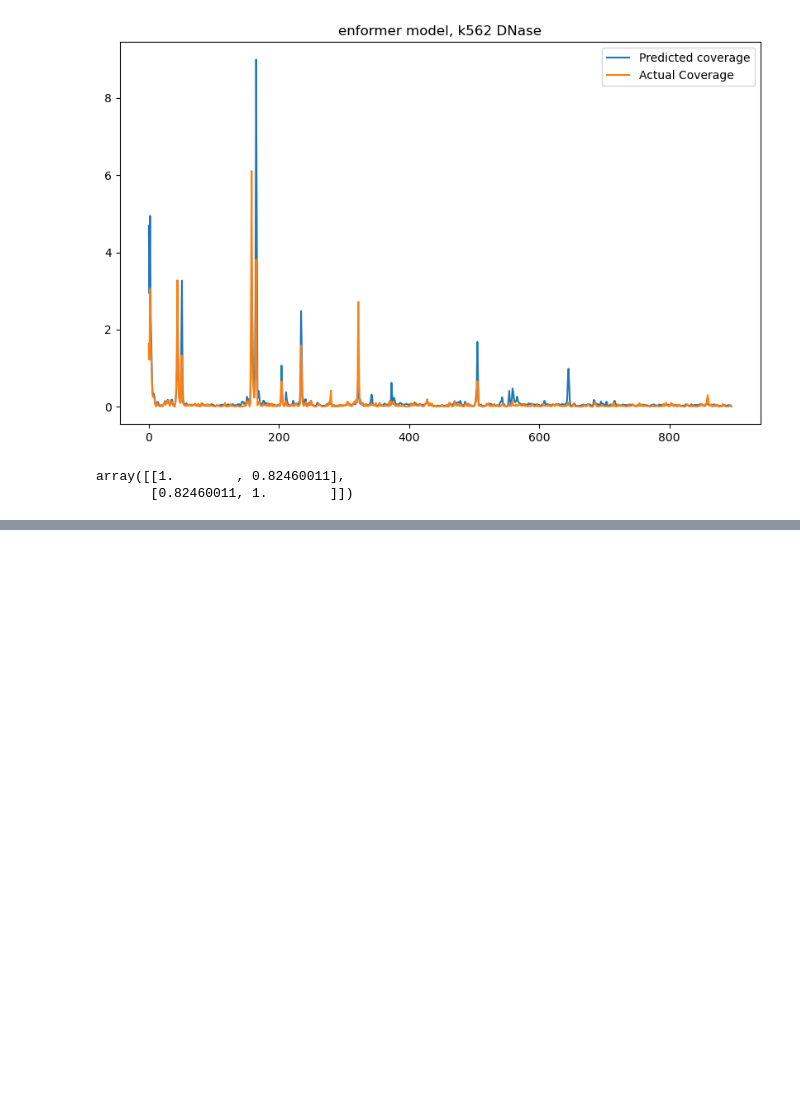
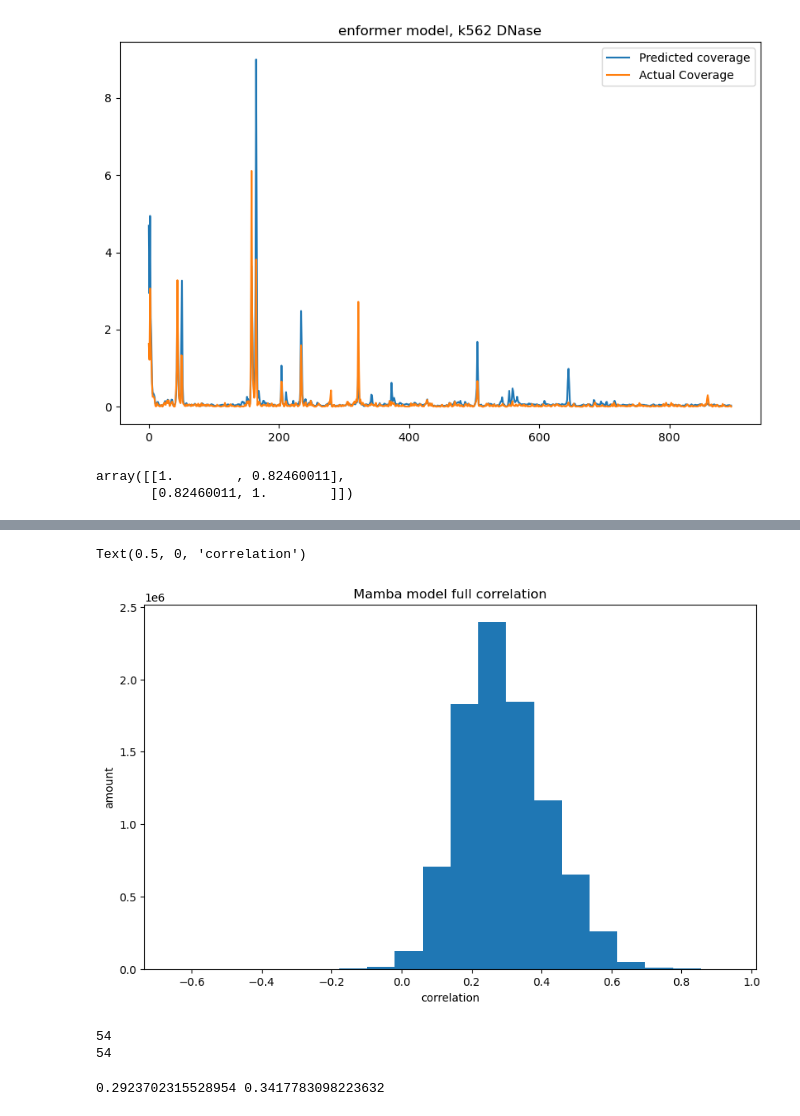
Before and after one commit to Sarthak-Ti/caduceus, a Jupyter notebook: code_test/evaluation_enformer.ipynb, the cells around one changed output, grey strips where cells are left out. Saved outputs shown, nothing was run; the diff lists cells and outputs as text; code cells hidden in the pictures; blank space fills up the shorter version.

```diff
--- a/code_test/evaluation_enformer.ipynb
+++ b/code_test/evaluation_enformer.ipynb
@@ -1220,0 +1346,28 @@ array([[1.        , 0.82460011],
+# %%
+file_mamba = '/data/leslie/sarthak/hyena/hyena-dna/evals/enformer_mamba_corrs.npy'
+corrs_mamba = np.load(file_mamba)
+# %%
+#and plot
+plt.figure(figsize=(10, 6))
+plt.hist(corrs_mamba.flatten(), bins=20)
+plt.title('Mamba model full correlation')
+plt.ylabel('amount')
+plt.xlabel('correlation')
+# %% [output]
+Text(0.5, 0, 'correlation')
+[figure, added]
+# %%
+#set nan to 0
+print(np.isnan(corrs).sum())
+#54 being nan seems fine
+corrs[np.isnan(corrs)] = 0
+print(np.isnan(corrs_mamba).sum())
+corrs_mamba[np.isnan(corrs_mamba)] = 0
+# %% [output]
+54
+54
+# %%
+print(corrs_mamba.mean(), corrs.mean())
+#seems mamba doing a bit worse
+# %% [output]
+0.2923702315528954 0.3417783098223632
```
Also changed, not shown: parts of 19 cells of this notebook, 18 other files.
